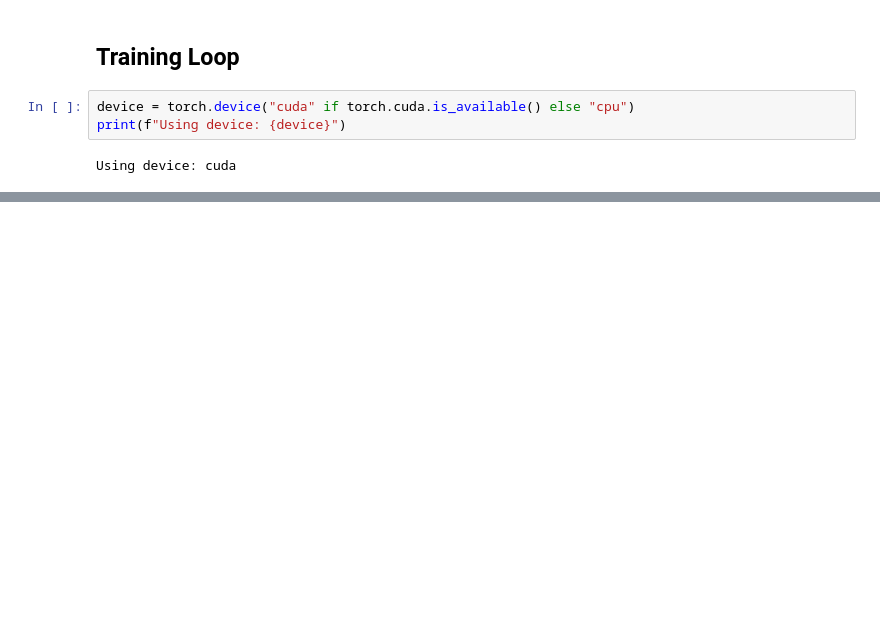
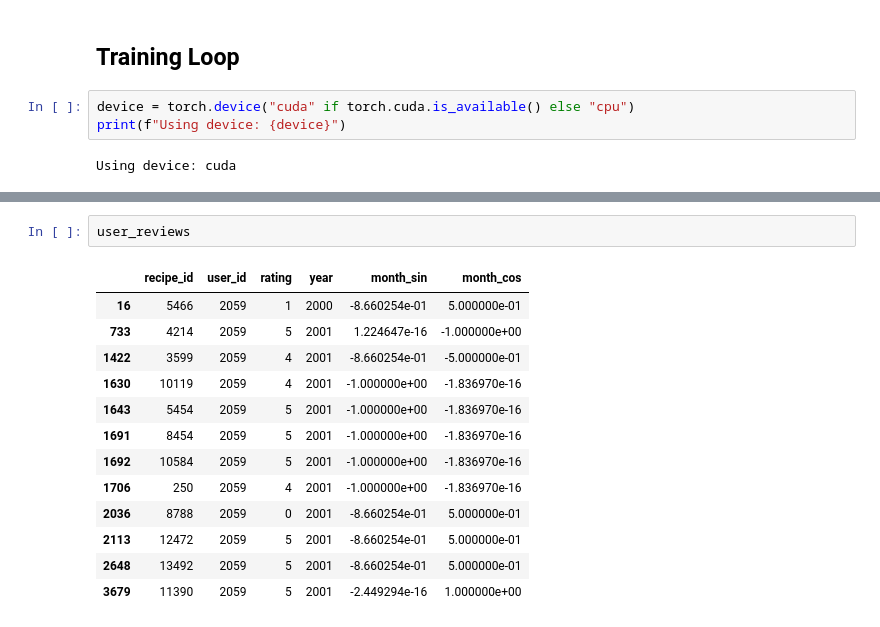
Before and after one commit to samuelpadron/two-tower-recipe-recommender-system, a Jupyter notebook: notebooks/two_tower_model.ipynb, the cells around one changed output, grey strips where cells are left out. Saved outputs shown, nothing was run; the diff lists cells and outputs as text; blank space fills up the shorter version.

```diff
--- a/notebooks/two_tower_model.ipynb
+++ b/notebooks/two_tower_model.ipynb
@@ -776,0 +679,16 @@ True
+# %%
+user_reviews
+# %% [output]
+|  | recipe_id | user_id | rating | year | month_sin | month_cos |
+| 16 | 5466 | 2059 | 1 | 2000 | -8.660254e-01 | 5.000000e-01 |
+| 733 | 4214 | 2059 | 5 | 2001 | 1.224647e-16 | -1.000000e+00 |
+| 1422 | 3599 | 2059 | 4 | 2001 | -8.660254e-01 | -5.000000e-01 |
+| 1630 | 10119 | 2059 | 4 | 2001 | -1.000000e+00 | -1.836970e-16 |
+| 1643 | 5454 | 2059 | 5 | 2001 | -1.000000e+00 | -1.836970e-16 |
+| 1691 | 8454 | 2059 | 5 | 2001 | -1.000000e+00 | -1.836970e-16 |
+| 1692 | 10584 | 2059 | 5 | 2001 | -1.000000e+00 | -1.836970e-16 |
+| 1706 | 250 | 2059 | 4 | 2001 | -1.000000e+00 | -1.836970e-16 |
+| 2036 | 8788 | 2059 | 0 | 2001 | -8.660254e-01 | 5.000000e-01 |
+| 2113 | 12472 | 2059 | 5 | 2001 | -8.660254e-01 | 5.000000e-01 |
+| 2648 | 13492 | 2059 | 5 | 2001 | -8.660254e-01 | 5.000000e-01 |
+| 3679 | 11390 | 2059 | 5 | 2001 | -2.449294e-16 | 1.000000e+00 |
```
Also changed, not shown: parts of 63 cells of this notebook, 1 other file.
